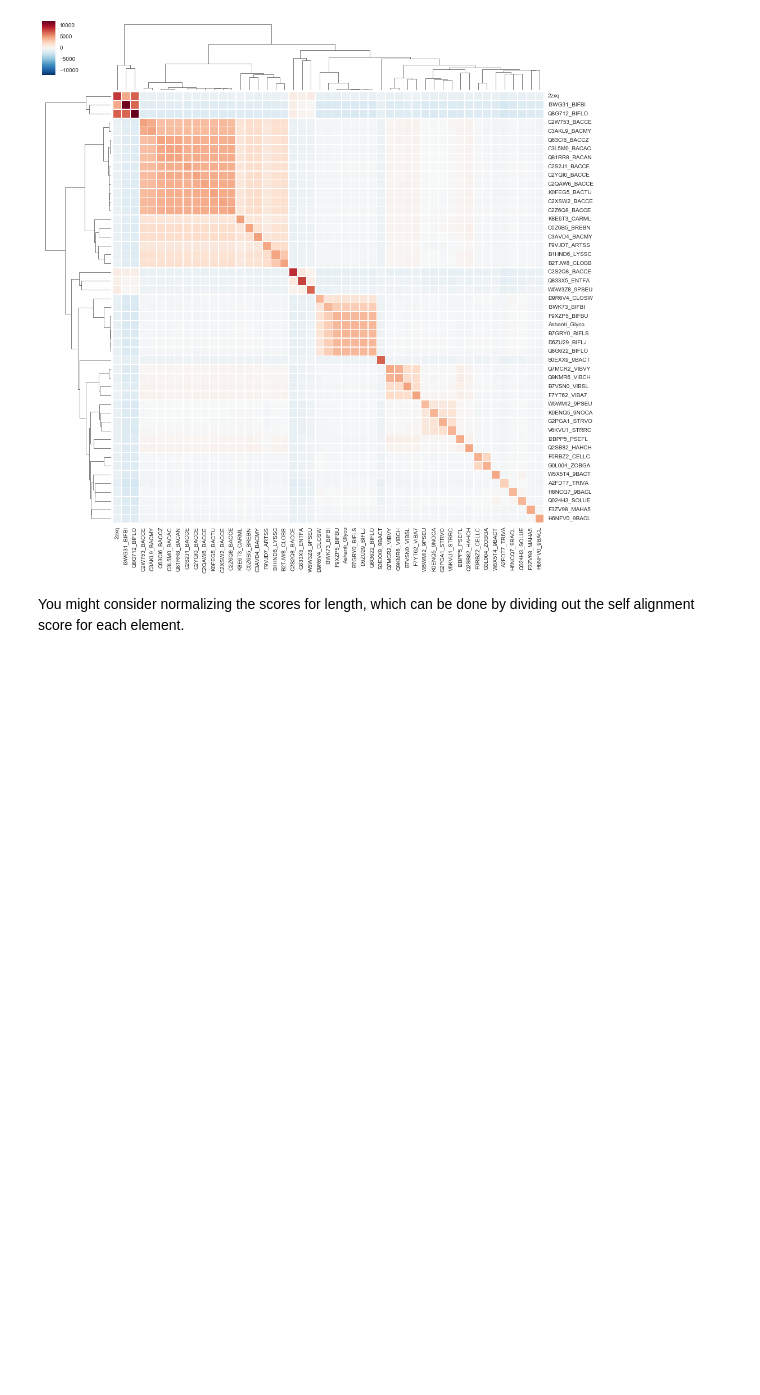
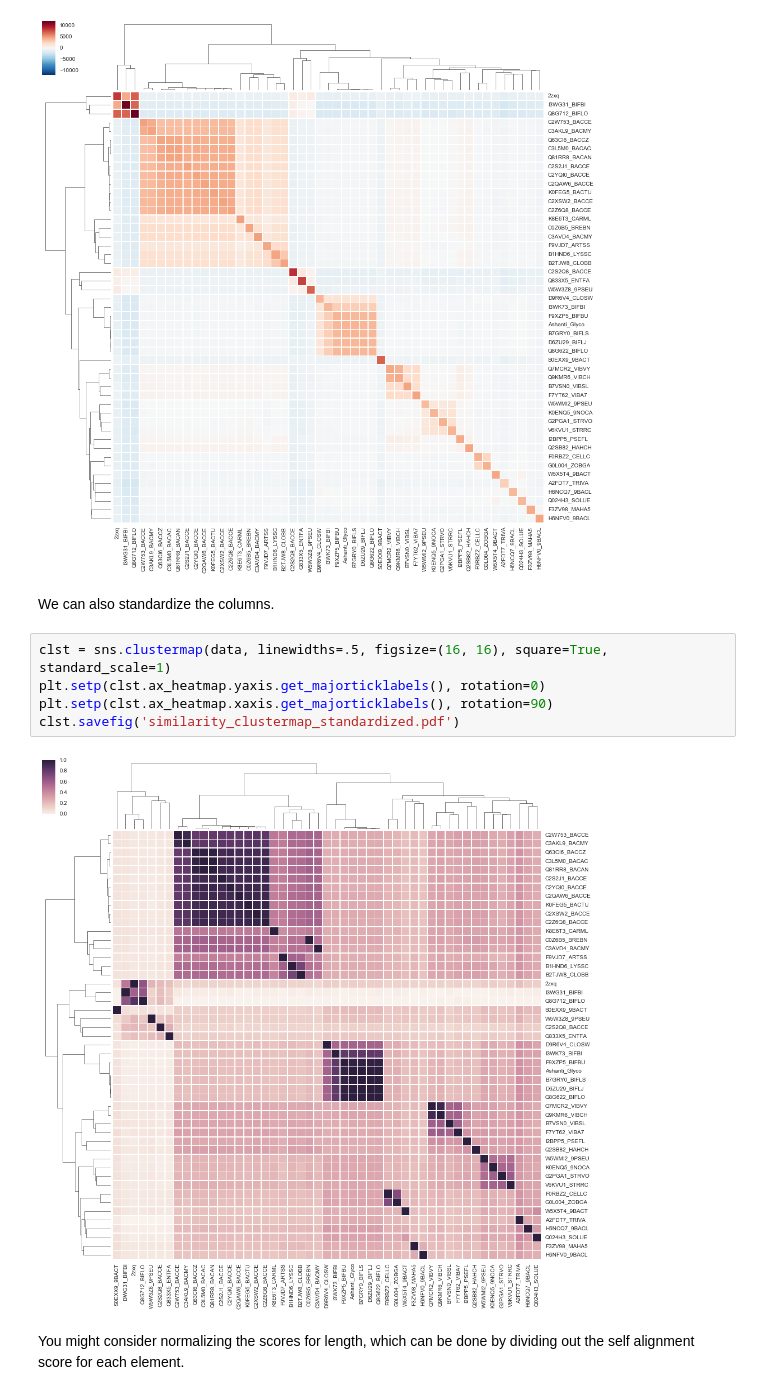
Before and after one commit to camillescott/similarity-matrix, a Jupyter notebook: Alignment_Similarity_Matrix.ipynb, the cells around one changed output. Drawn from its saved outputs; the diff is of its cells as text; blank space fills up the shorter version.

```diff
--- a/Alignment_Similarity_Matrix.ipynb
+++ b/Alignment_Similarity_Matrix.ipynb
@@ -66,6 +64,15 @@ plt.setp(clst.ax_heatmap.xaxis.get_majorticklabels(), rotation=90)
 clst.savefig('similarity_clustermap.pdf')
 # %% [output]
 [figure]
+# %% [markdown]
+We can also standardize the columns.
+# %%
+clst = sns.clustermap(data, linewidths=.5, figsize=(16, 16), square=True, standard_scale=1)
+plt.setp(clst.ax_heatmap.yaxis.get_majorticklabels(), rotation=0)
+plt.setp(clst.ax_heatmap.xaxis.get_majorticklabels(), rotation=90)
+clst.savefig('similarity_clustermap_standardized.pdf')
+# %% [output]
+[figure, added]
 # %% [markdown]
 You might consider normalizing the scores for length, which can be done by dividing out the self alignment score for each element.
 # %%
```
Also changed, not shown: parts of 5 cells of this notebook, 3 other files.
